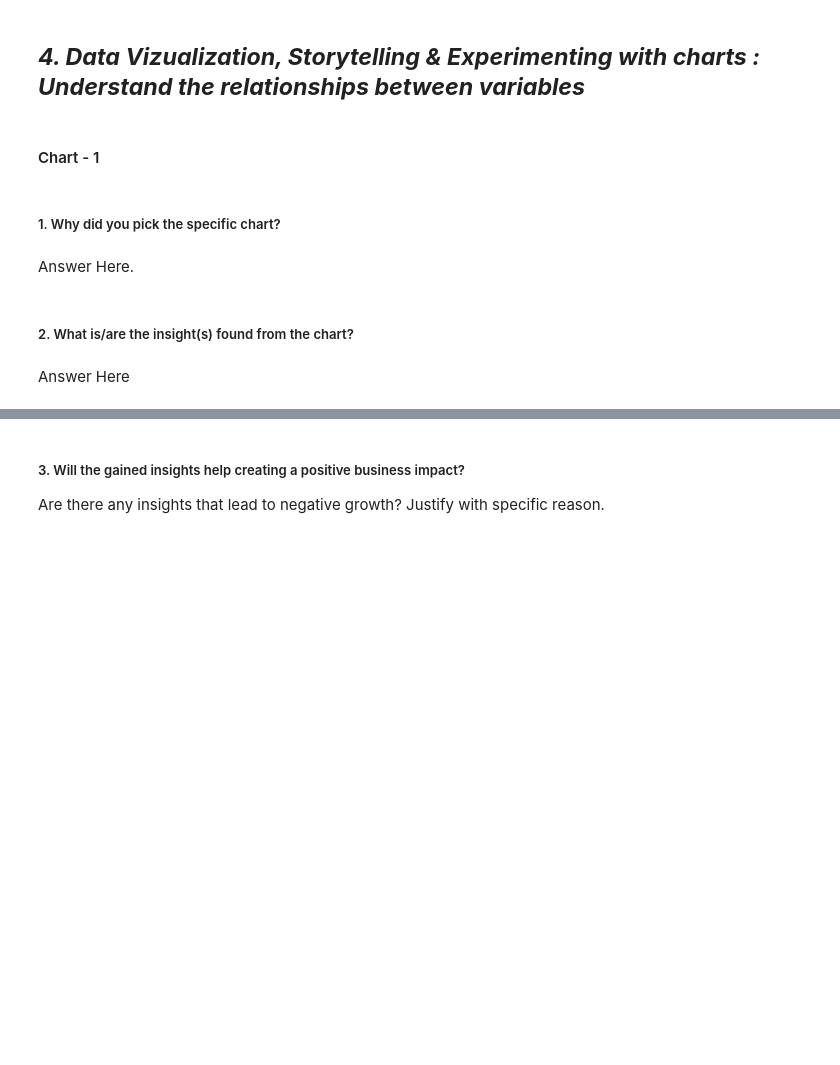
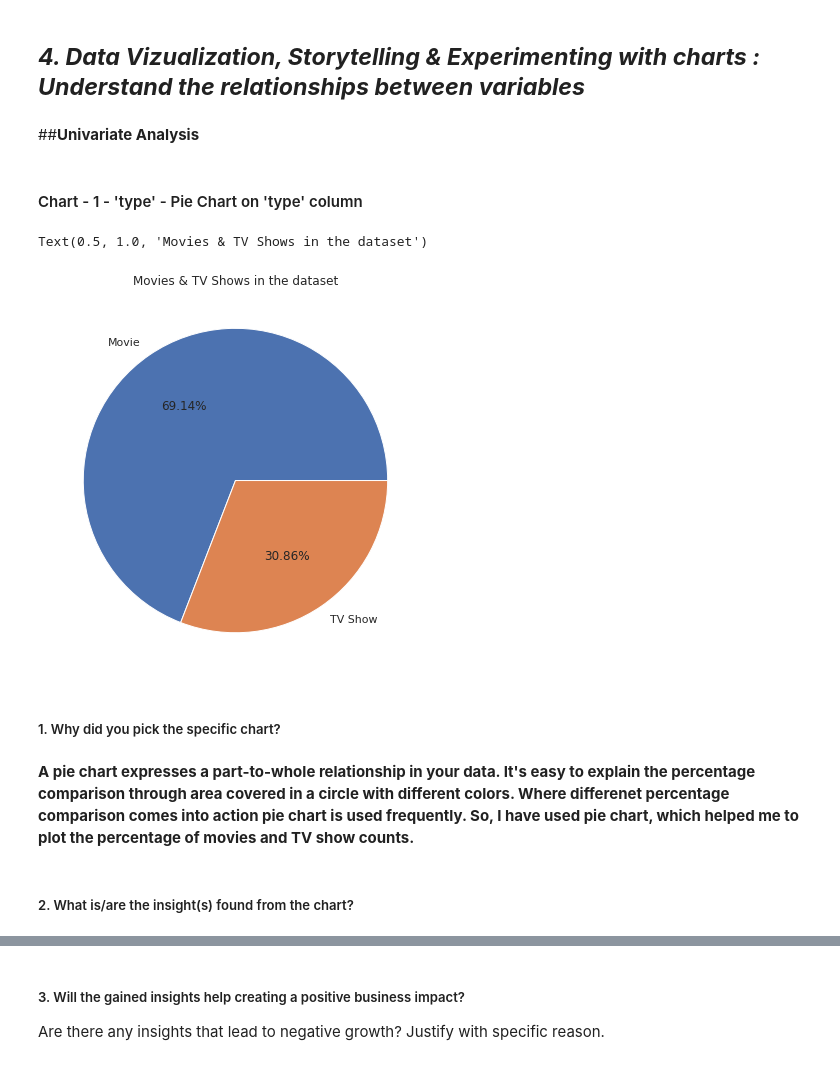
Before and after one commit to iamNirmeshGupta/Netflix-Movies-And-TV-Shows-Clustering, a Jupyter notebook: Netflix_Movies_And_TV_Shows_Clustering_Nirmesh_Gupta_Unsupervised_Capstone_Project.ipynb, the cells around one changed output, grey strips where cells are left out. Cells and saved outputs as stored; diff of their text form; code cells hidden in the pictures; blank space fills up the shorter version.

```diff
--- a/Netflix_Movies_And_TV_Shows_Clustering_Nirmesh_Gupta_Unsupervised_Capstone_Project.ipynb
+++ b/Netflix_Movies_And_TV_Shows_Clustering_Nirmesh_Gupta_Unsupervised_Capstone_Project.ipynb
@@ -589,4 +600,6 @@ sns.countplot('rating', data=df)
 # %% [markdown]
 ## ***4. Data Vizualization, Storytelling & Experimenting with charts : Understand the relationships between variables***
+# %% [markdown]
+##**Univariate Analysis**
 # %% [markdown]
-#### Chart - 1
+#### Chart - 1 - 'type' - Pie Chart on 'type' column
@@ -595,8 +606,16 @@ sns.countplot('rating', data=df)
+# %%
+# Chart - 1 No. of movies and TV shows in the  dataset
+
+plt.figure(figsize=(7,7))
+df['type'].value_counts().plot(kind='pie', autopct='%1.2f%%')
+plt.ylabel('')
+plt.title('Movies & TV Shows in the dataset')
+# %% [output]
+Text(0.5, 1.0, 'Movies & TV Shows in the dataset')
+[figure, added]
 # %% [markdown]
 ##### 1. Why did you pick the specific chart?
-# %% [markdown]
-Answer Here.
+# %% [markdown]
+**A pie chart expresses a part-to-whole relationship in your data. It's easy to explain the percentage comparison through area covered in a circle with different colors. Where differenet percentage comparison comes into action pie chart is used frequently. So, I have used pie chart, which helped me to plot the percentage of movies and TV show counts.**
 # %% [markdown]
 ##### 2. What is/are the insight(s) found from the chart?
-# %% [markdown]
-Answer Here
```
Also changed, not shown: parts of 18 cells of this notebook.
